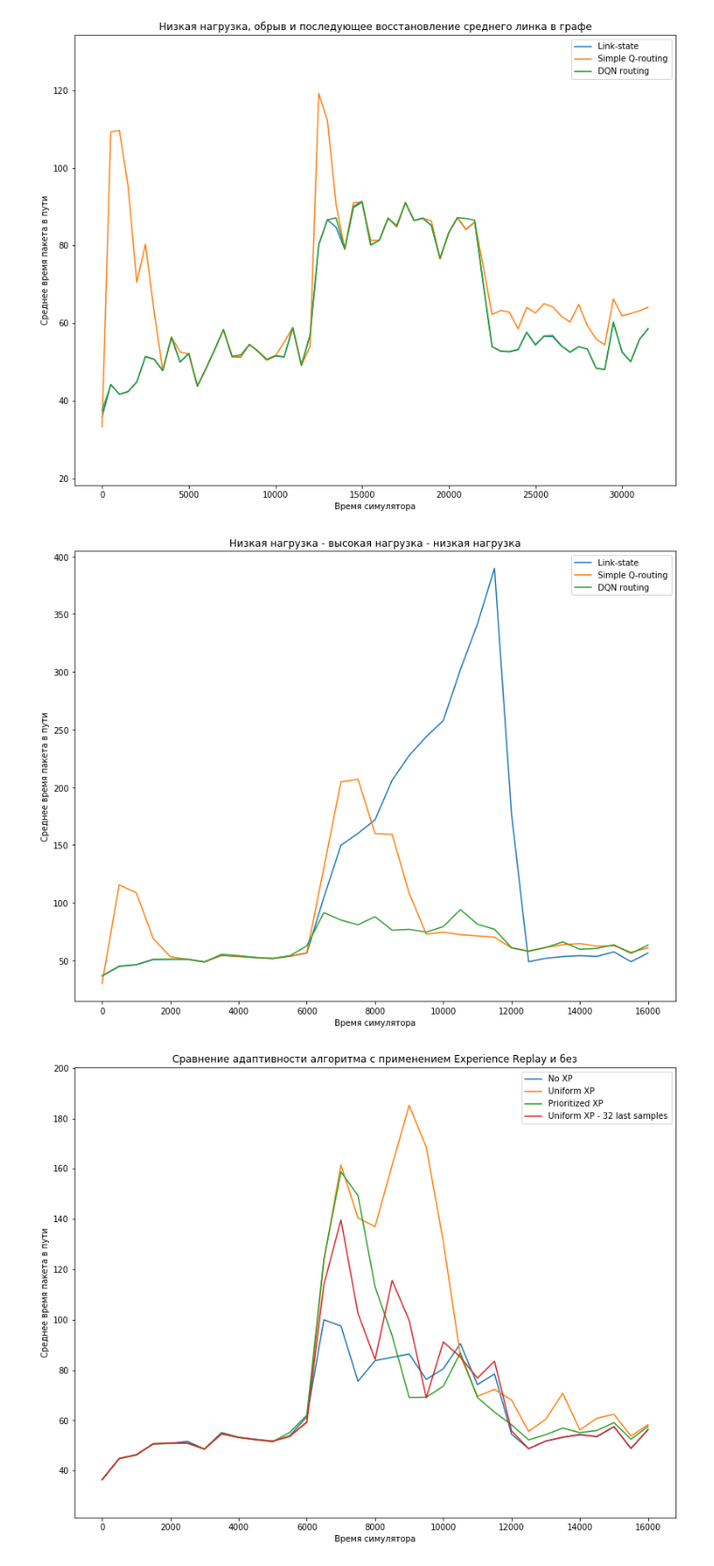
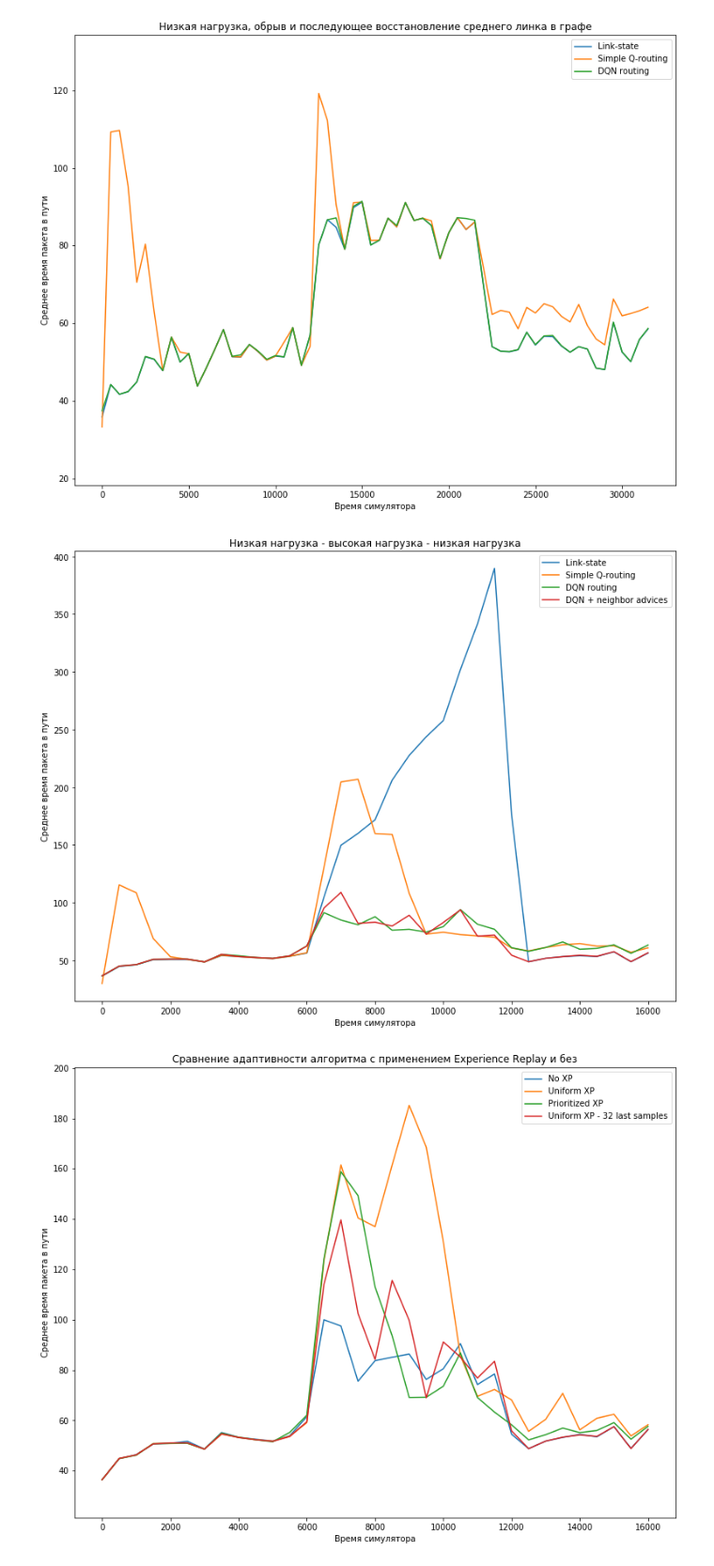
Before and after one commit to flyingleafe/dqnroute, a Jupyter notebook: plot_data.ipynb, the cells around one changed output. Shown at 94% size. Drawn from its saved outputs; the diff is of its cells as text; code cells hidden in the pictures.

```diff
--- a/plot_data.ipynb
+++ b/plot_data.ipynb
@@ -54,13 +54,13 @@ results2_sq = pd.read_csv('logs/results6_sq.csv')
 #results2_pq = pd.read_csv('logs/results6_pq.csv')
 results2_dqn = pd.read_csv('logs/results6_dqn.csv')
 results2_dqn_out_links = pd.read_csv('logs/results6_dqn_out_links.csv')
-results2_dqn_prioritized_xp = pd.read_csv('logs/results6_dqn_prioritized_xp.csv')
+results2_dqn_adviced = pd.read_csv('logs/results6_dqn_advice.csv')
 # %%
 title = 'Низкая нагрузка - высокая нагрузка - низкая нагрузка'
 plot_graph(title, ('Link-state', results2_ls), ('Simple Q-routing', results2_sq),
-           ('DQN routing', results2_dqn))#, ('DQN + out links', results2_dqn_out_links))
+           ('DQN routing', results2_dqn), ('DQN + neighbor advices', results2_dqn_adviced))
 # %% [output]
-[figure, old version]
+[figure, new version]
 # %%
 results2_dqn_2 = pd.read_csv('logs/results6_dqn_uniform_xp.csv')
 results2_dqn_3 = pd.read_csv('logs/results6_dqn_prioritized_xp.csv')
```
Also changed, not shown: parts of 2 cells of this notebook, 3 other files.
